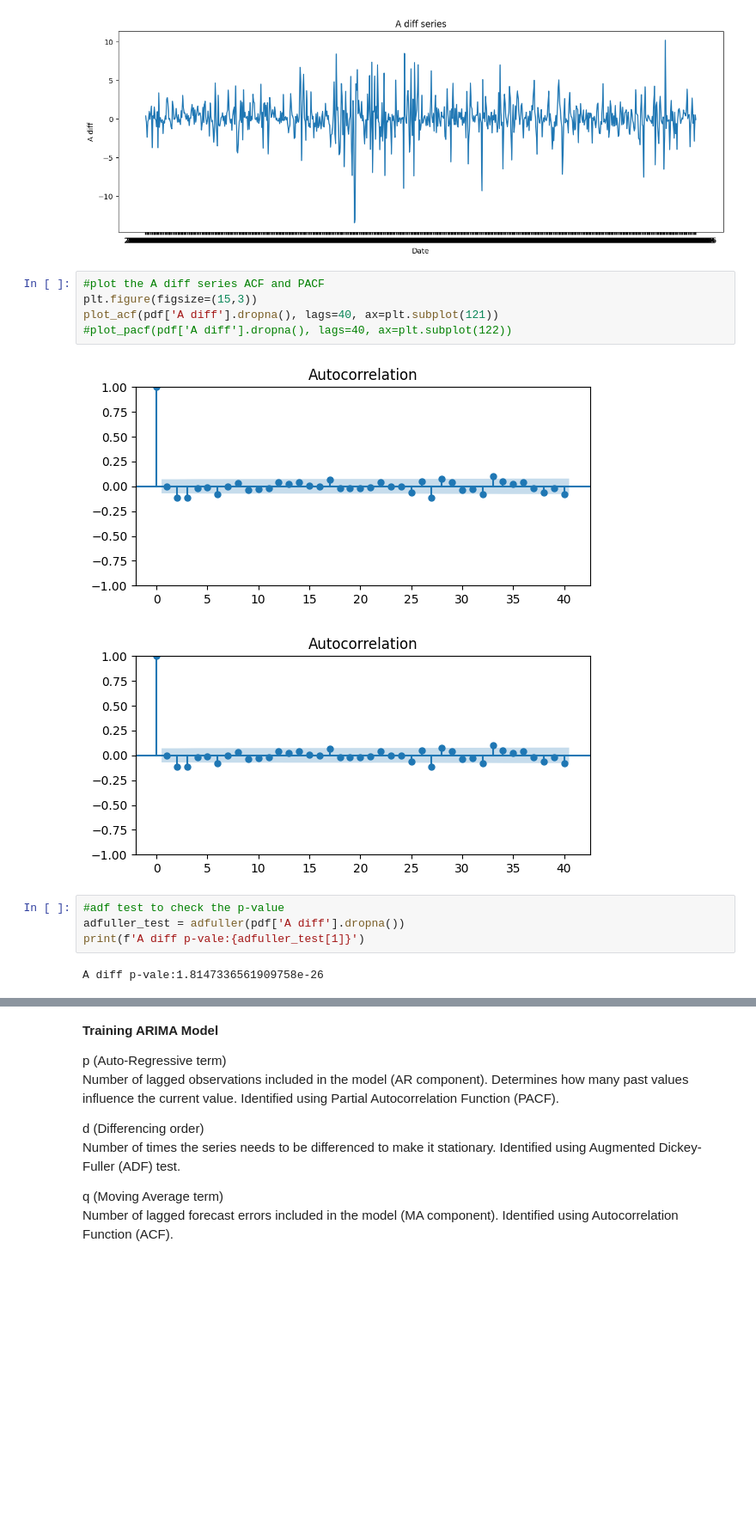
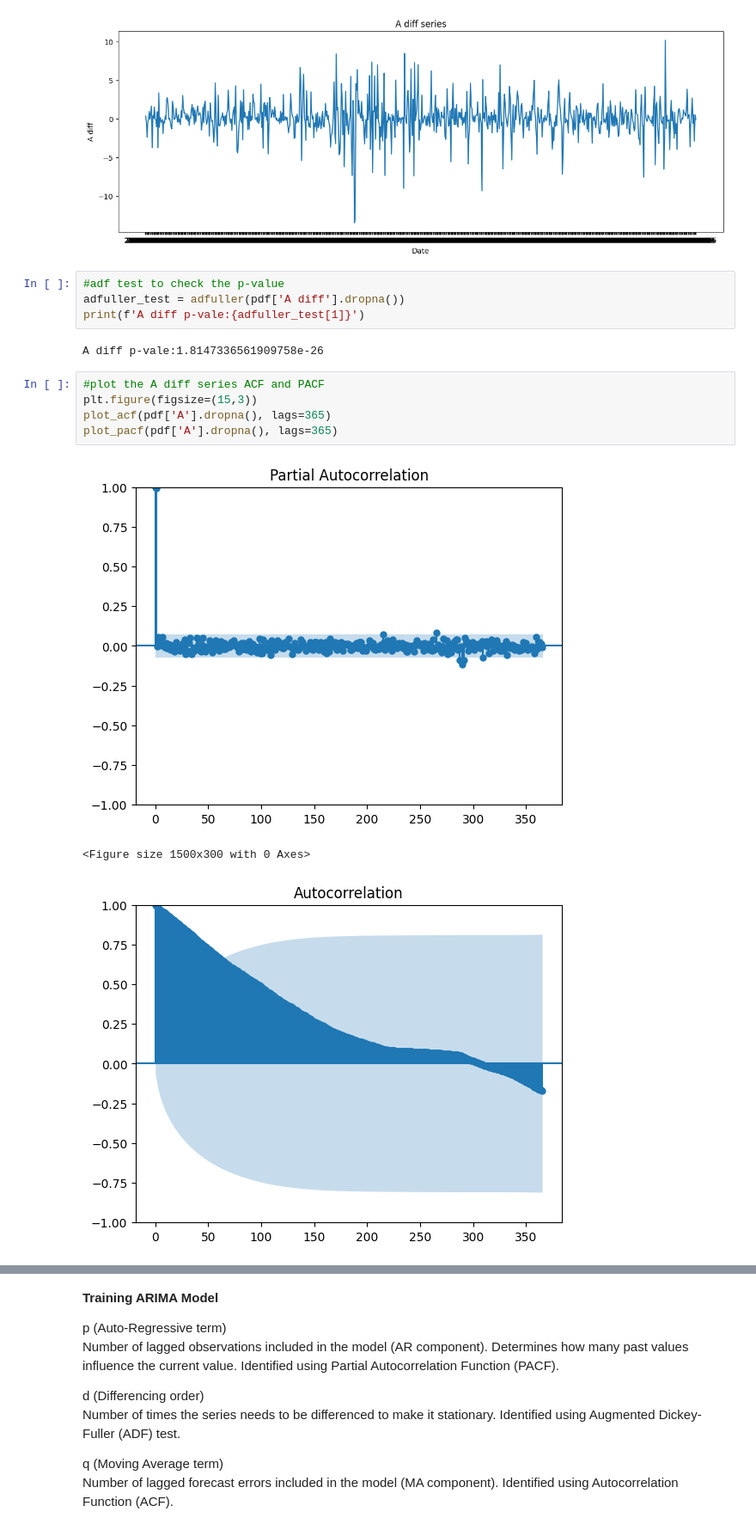
Before and after one commit to Nipuna-Tennakoon/sales-data-analysis, a Jupyter notebook: training.ipynb, the cells around one changed output, grey strips where cells are left out. Shown at 86% size. Cells and saved outputs as stored; diff of their text form; blank space fills up the shorter version.

```diff
--- a/training.ipynb
+++ b/training.ipynb
@@ -46,17 +49,18 @@ plt.ylabel('A diff')
 plt.show()
 # %% [output]
 [figure]
-# %%
-#plot the A diff series ACF and PACF
-plt.figure(figsize=(15,3))
-plot_acf(pdf['A diff'].dropna(), lags=40, ax=plt.subplot(121))
-#plot_pacf(pdf['A diff'].dropna(), lags=40, ax=plt.subplot(122))
-# %% [output]
-[figure, removed]
-[figure, removed]
 # %%
 #adf test to check the p-value
 adfuller_test = adfuller(pdf['A diff'].dropna())
 print(f'A diff p-vale:{adfuller_test[1]}')
 # %% [output]
 A diff p-vale:1.8147336561909758e-26
+# %%
+#plot the A diff series ACF and PACF
+plt.figure(figsize=(15,3))
+plot_acf(pdf['A'].dropna(), lags=365)
+plot_pacf(pdf['A'].dropna(), lags=365)
+# %% [output]
+[figure, added]
+<Figure size 1500x300 with 0 Axes>
+[figure, added]
```
Also changed, not shown: parts of 12 cells of this notebook, 1 other file.
